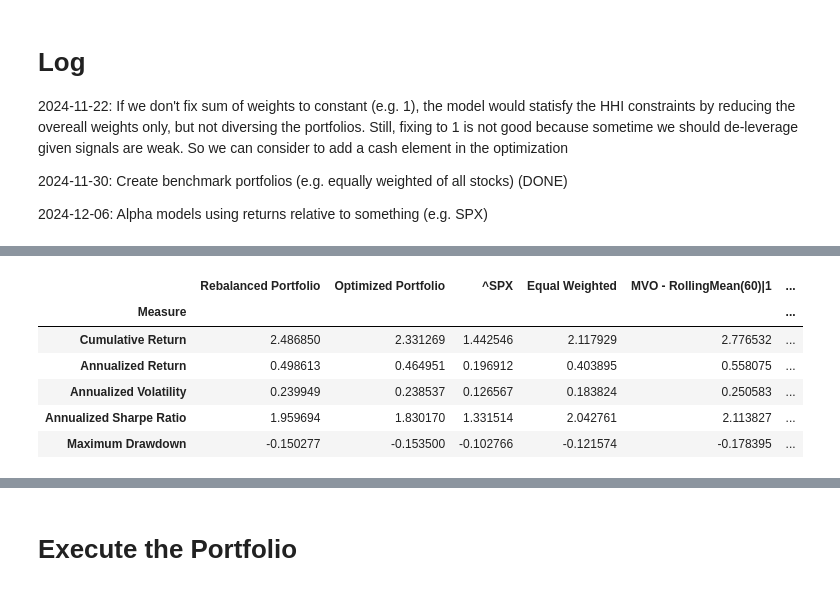
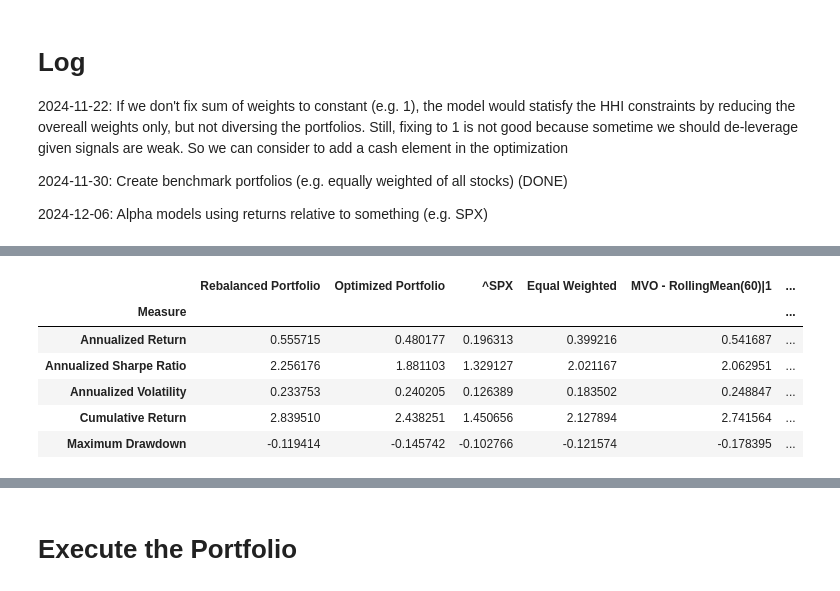
Before and after one commit to lok419/my-trading, a Jupyter notebook: strategy_v2/ExecutePortfoliov2.ipynb, the cells around one changed output, grey strips where cells are left out. Saved outputs shown, nothing was run; the diff lists cells and outputs as text; code cells hidden in the pictures.

```diff
--- a/strategy_v2/ExecutePortfoliov2.ipynb
+++ b/strategy_v2/ExecutePortfoliov2.ipynb
@@ -93,7 +97,7 @@ Timestamp('2025-01-21 00:00:00')
 2024-12-06: Alpha models using returns relative to something (e.g. SPX)
 # %%
 portfolio = PortfolioStandard(
-    capital=213405+18562,
+    capital=228709+11204,
     name='MVOPortfolio',
     rebalance_iter=RebalancerIter('0 0 * * Fri', 1),
     tc_model=TransactionCostFutu(),
@@ -103,14 +107,14 @@ portfolio = PortfolioStandard(
         TradingSubSystemSingle(vol_target=vol_target, instruments=instruments, strategy=[MeanVarianceOpt(alpha_model=RollingMean(60), risk_model=RollingMeanCovNeg(60), gamma=10, hhi=0.2, confidence=1, leverage=1)], max_leverage=max_leverage, offset=60),
 
         # Mid terms signals => 30days return / diversified
-        TradingSubSystemSingle(vol_target=vol_target, instruments=instruments, strategy=[MeanVarianceOpt(alpha_model=RollingMean(30), risk_model=RollingMeanCovNeg(30), gamma=10, hhi=0.2, confidence=1, leverage=1)], max_leverage=max_leverage, offset=60),
+        # TradingSubSystemSingle(vol_target=vol_target, instruments=instruments, strategy=[MeanVarianceOpt(alpha_model=RollingMean(30), risk_model=RollingMeanCovNeg(30), gamma=10, hhi=0.2, confidence=1, leverage=1)], max_leverage=max_leverage, offset=60),
 
         # Short terms signals => 5 and 10days returns / less diversified
         TradingSubSystemSingle(vol_target=vol_target, instruments=instruments, strategy=[MeanVarianceOpt(alpha_model=RollingMean(10), risk_model=RollingMeanCovNeg(10), gamma=30, hhi=0.4, confidence=0.5, leverage=1)], max_leverage=max_leverage, offset=60),
         TradingSubSystemSingle(vol_target=vol_target, instruments=instruments, strategy=[MeanVarianceOpt(alpha_model=RollingMean(5), risk_model=RollingMeanCovNeg(5), gamma=30, hhi=0.4, confidence=0.5, leverage=1)], max_leverage=max_leverage, offset=60),
 
         # Mean Revert signals => 2days RSI / concentrated
-        TradingSubSystemSingle(vol_target=vol_target, instruments=instruments, strategy=[MeanVarianceOpt(alpha_model=RSI(2,10), risk_model=ZeroCov(), gamma=0, hhi=0, confidence=0.2)], max_leverage=max_leverage, offset=200),
+        # TradingSubSystemSingle(vol_target=vol_target, instruments=instruments, strategy=[MeanVarianceOpt(alpha_model=RSI(2,10), risk_model=ZeroCov(), gamma=0, hhi=0, confidence=0.2)], max_leverage=max_leverage, offset=200),
         # TradingSubSystemSingle(vol_target=vol_target, instruments=instruments, strategy=[MeanVarianceOpt(alpha_model=RSI(2,95), risk_model=ZeroCov(), gamma=0, hhi=0, confidence=-1)], max_leverage=max_leverage, offset=200),
 
         # Mean Revert signals => Double7 / concentrated
@@ -141,10 +146,10 @@ portfolio.performance(show_all_rets=True)
 |  | Rebalanced Portfolio | Optimized Portfolio | ^SPX | Equal Weighted | MVO - RollingMean(60)|1 | ... |
 | Measure |  |  |  |  |  | ... |
-| Cumulative Return | 2.486850 | 2.331269 | 1.442546 | 2.117929 | 2.776532 | ... |
-| Annualized Return | 0.498613 | 0.464951 | 0.196912 | 0.403895 | 0.558075 | ... |
-| Annualized Volatility | 0.239949 | 0.238537 | 0.126567 | 0.183824 | 0.250583 | ... |
-| Annualized Sharpe Ratio | 1.959694 | 1.830170 | 1.331514 | 2.042761 | 2.113827 | ... |
-| Maximum Drawdown | -0.150277 | -0.153500 | -0.102766 | -0.121574 | -0.178395 | ... |
+| Annualized Return | 0.555715 | 0.480177 | 0.196313 | 0.399216 | 0.541687 | ... |
+| Annualized Sharpe Ratio | 2.256176 | 1.881103 | 1.329127 | 2.021167 | 2.062951 | ... |
+| Annualized Volatility | 0.233753 | 0.240205 | 0.126389 | 0.183502 | 0.248847 | ... |
+| Cumulative Return | 2.839510 | 2.438251 | 1.450656 | 2.127894 | 2.741564 | ... |
+| Maximum Drawdown | -0.119414 | -0.145742 | -0.102766 | -0.121574 | -0.178395 | ... |
 # %%
 portfolio.portfolio_breakdown()
 portfolio.instrument_breakdown()
```
Also changed, not shown: parts of 5 cells of this notebook, 10 other files.
